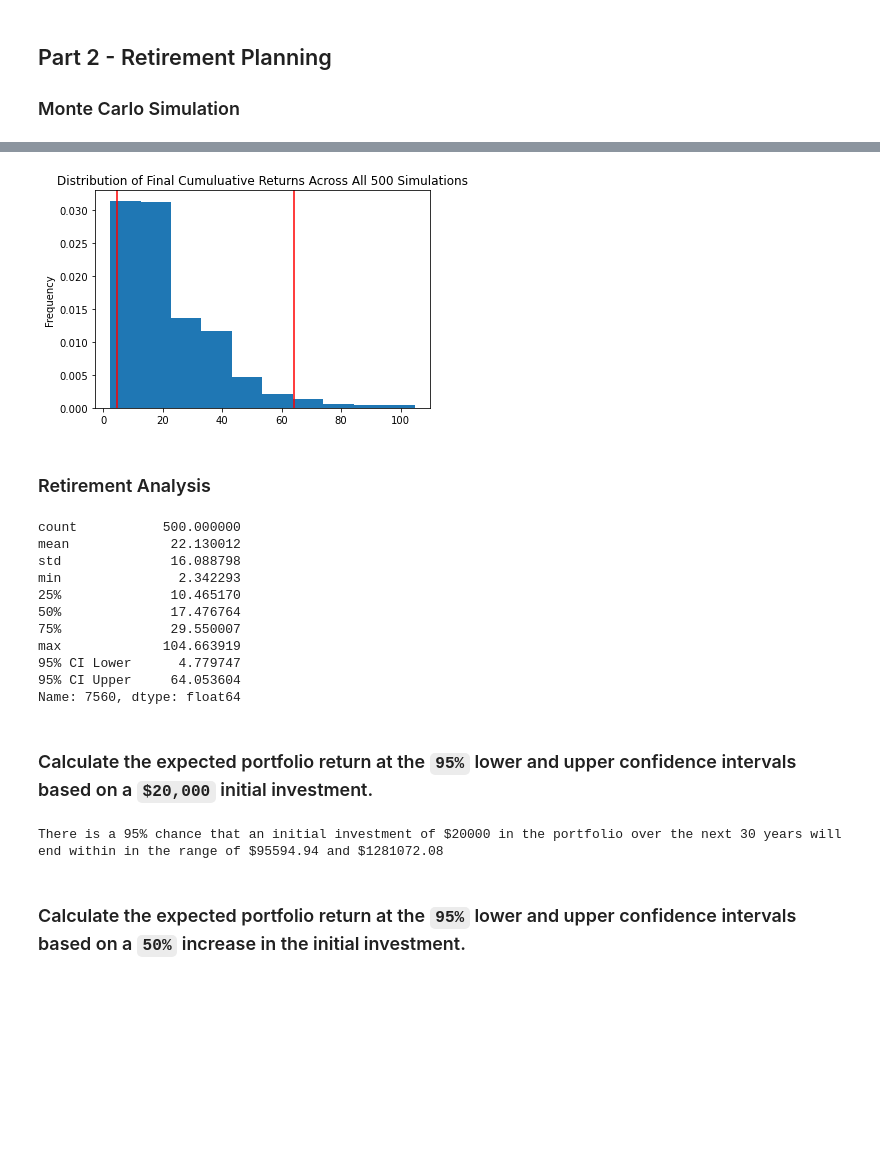
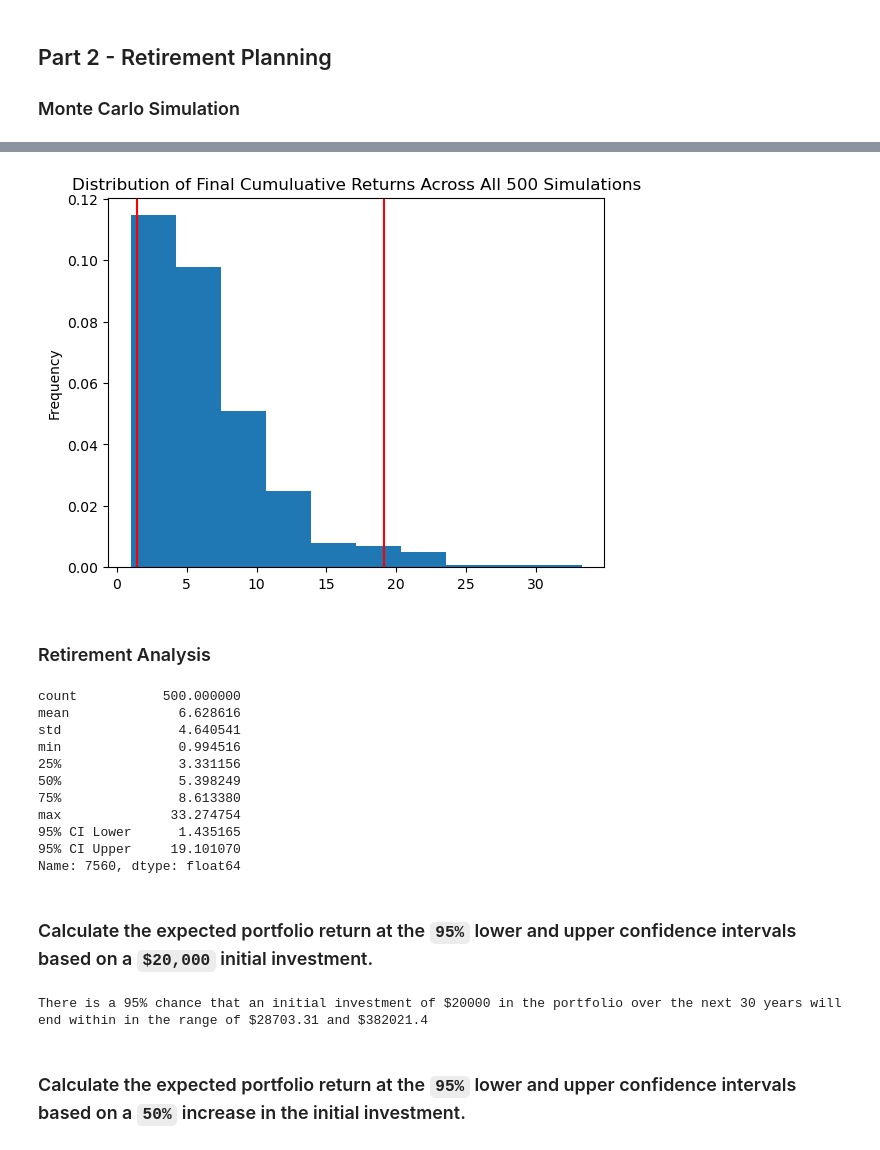
Before and after one commit to chamnanun/APIs_Module_5, a Jupyter notebook: APIs_HW_Module_5/Instructions/Starter_Code/financial-planner.ipynb, the cells around one changed output, grey strips where cells are left out. Cells and saved outputs as stored; diff of their text form; code cells hidden in the pictures; blank space fills up the shorter version.

```diff
--- a/APIs_HW_Module_5/Instructions/Starter_Code/financial-planner.ipynb
+++ b/APIs_HW_Module_5/Instructions/Starter_Code/financial-planner.ipynb
@@ -248,0 +250,9 @@ df_stock_data.head()
+# %%
+# Configuring a Monte Carlo simulation to forecast 30 years cumulative returns
+# YOUR CODE HERE!
+MC_thirtyyear = MCSimulation(
+    portfolio_data = df_stock_data,
+    weights = [.40,.60],
+    num_simulation = 500,
+    num_trading_days = 252*30
+)
@@ -302,0 +302,8 @@ Running Monte Carlo simulation number 490.
+# %%
+# Plot simulation outcomes
+# YOUR CODE HERE!
+
+line_plot = MC_thirtyyear.plot_simulation()
+
+# I'm saving the plot for future usage in readme.md file
+line_plot.get_figure().savefig("MC_thirtyyear_sim_plot.png", bbox_inches="tight")
@@ -303,27 +312,35 @@ Running Monte Carlo simulation number 490.
 # %%
 # Plot probability distribution and confidence intervals
 # YOUR CODE HERE!
+
+dist_plot = MC_thirtyyear.plot_distribution()
+
+# I'm saving the plot for readme.md file
+line_plot.get_figure().savefig("MC_thirtyyear_distr_plot.png", bbox_inches="tight")
 # %% [output]
-[figure, old version]
+[figure, new version]
 # %% [markdown]
 ### Retirement Analysis
 # %%
 # Fetch summary statistics from the Monte Carlo simulation results
 # YOUR CODE HERE!
+tbl = MC_thirtyyear.summarize_cumulative_return()
 
 # Print summary statistics
 # YOUR CODE HERE!
+
+print(tbl)
 # %% [output]
 count           500.000000
-mean             22.130012
-std              16.088798
-min               2.342293
-25%              10.465170
-50%              17.476764
-75%              29.550007
-max             104.663919
-95% CI Lower      4.779747
-95% CI Upper     64.053604
+mean              6.628616
+std               4.640541
+min               0.994516
+25%               3.331156
+50%               5.398249
+75%               8.613380
+max              33.274754
+95% CI Lower      1.435165
+95% CI Upper     19.101070
 Name: 7560, dtype: float64
 # %% [markdown]
 ### Calculate the expected portfolio return at the `95%` lower and upper confidence intervals based on a `$20,000` initial investment.
@@ -333,13 +350,14 @@ initial_investment = 20000
 
 # Use the lower and upper `95%` confidence intervals to calculate the range of the possible outcomes of our $20,000
 # YOUR CODE HERE!
-
+ci_lower = round(tbl[8]*20000,2)
+ci_upper = round(tbl[9]*20000,2)
 # Print results
 print(f"There is a 95% chance that an initial investment of ${initial_investment} in the portfolio"
       f" over the next 30 years will end within in the range of"
       f" ${ci_lower} and ${ci_upper}")
 # %% [output]
-There is a 95% chance that an initial investment of $20000 in the portfolio over the next 30 years will end within in the range of $95594.94 and $1281072.08
+There is a 95% chance that an initial investment of $20000 in the portfolio over the next 30 years will end within in the range of $28703.31 and $382021.4
 # %% [markdown]
 ### Calculate the expected portfolio return at the `95%` lower and upper confidence intervals based on a `50%` increase in the initial investment.
 # %%
```
Also changed, not shown: parts of 24 cells of this notebook, 2 other files.
